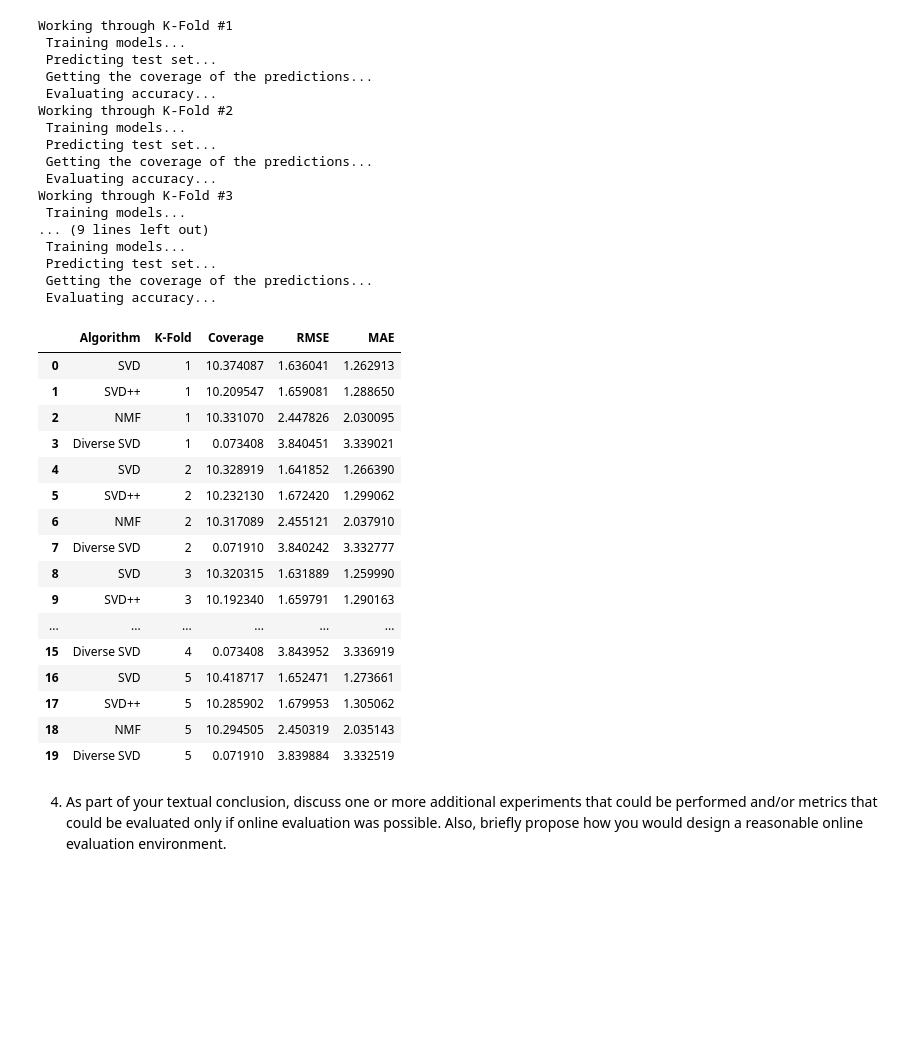
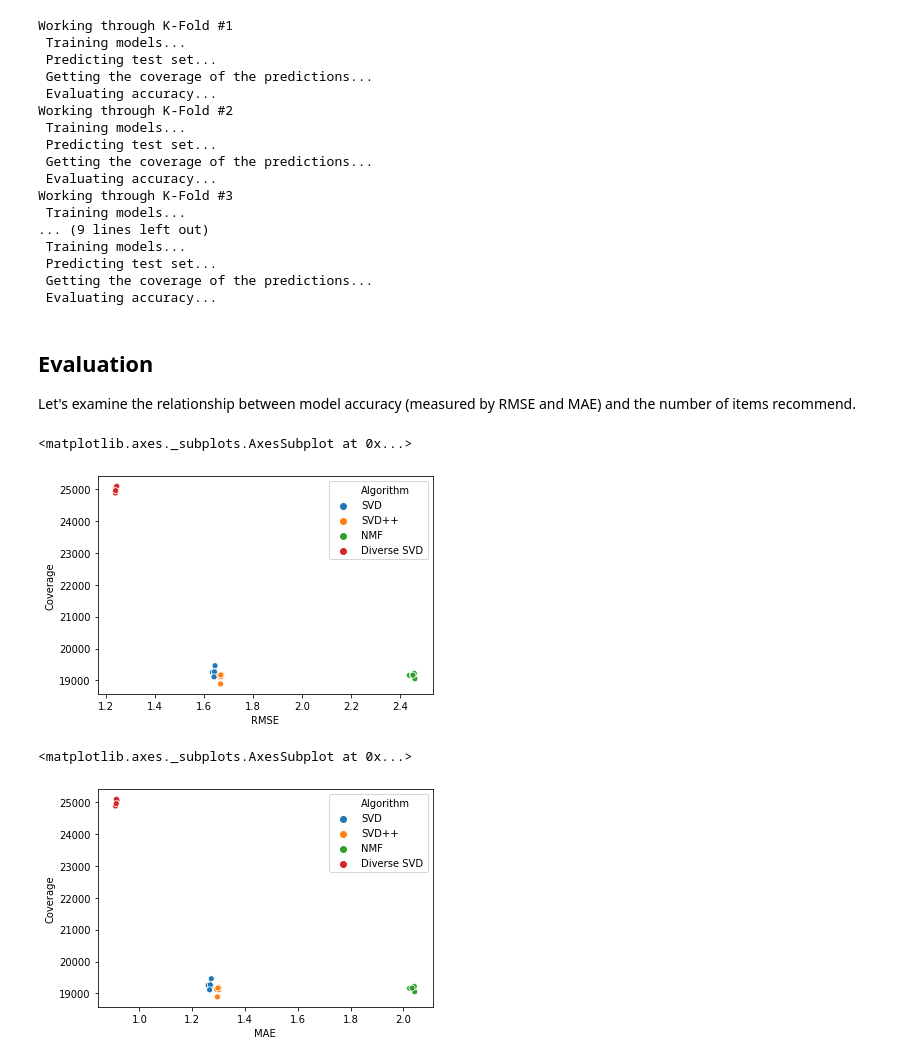
Before and after one commit to mikeasilva/CUNY-SPS, a Jupyter notebook: DATA612/Project4.ipynb, the cells around one changed output. Cells and saved outputs as stored; diff of their text form; code cells hidden in the pictures; blank space fills up the shorter version.

```diff
--- a/DATA612/Project4.ipynb
+++ b/DATA612/Project4.ipynb
@@ -153,0 +154,3 @@ This leave just under 90,000 ratings for training the recommender system, down f
+# %%
+diverse_ratings = ratings.copy()
+diverse_ratings.loc[diverse_ratings["rating"] == 0, "rating"] = 10
@@ -197,8 +206,6 @@ def get_item_coverage(predictions, n=10, threshold = 8):
 
     return len(items_recommended)
 
-diverse_ratings_N = diverse_ratings.nunique(axis = 0, dropna = True)["book_id"]
-ratings_N = non_zero_ratings.nunique(axis = 0, dropna = True)["book_id"]
 
 kf = KFold(n_splits=5)
 svd = SVD()
@@ -230,10 +237,10 @@ for training_set, test_set in kf.split(data):
 
     # Compute the coverage of the top 10 "good" predictions
     print(" Getting the coverage of the predictions...")
-    svd_predictions_coverage = (get_item_coverage(svd_predictions) / ratings_N) * 100
-    svdpp_predictions_coverage = (get_item_coverage(svdpp_predictions) / ratings_N) * 100
-    nmf_predictions_coverage = (get_item_coverage(nmf_predictions) / ratings_N) * 100
-    diverse_svd_predictions_coverage = (get_item_coverage(diverse_svd_predictions) / diverse_ratings_N) * 100
+    svd_predictions_coverage = get_item_coverage(svd_predictions)
+    svdpp_predictions_coverage = get_item_coverage(svdpp_predictions)
+    nmf_predictions_coverage = get_item_coverage(nmf_predictions)
+    diverse_svd_predictions_coverage = get_item_coverage(diverse_svd_predictions)
 
     # Compute the RMSEs
     print(" Evaluating accuracy...")
@@ -259,29 +266,18 @@ Working through K-Fold #3
  Predicting test set...
  Getting the coverage of the predictions...
  Evaluating accuracy...
+# %% [markdown]
+## Evaluation
+
+Let's examine the relationship between model accuracy (measured by RMSE and MAE) and the number of items recommend.
 # %%
 results = pd.DataFrame(results)
-results
+sns.scatterplot(x="RMSE", y="Coverage", hue="Algorithm", data=results)
 # %% [output]
-|  | Algorithm | K-Fold | Coverage | RMSE | MAE |
-| 0 | SVD | 1 | 10.374087 | 1.636041 | 1.262913 |
-| 1 | SVD++ | 1 | 10.209547 | 1.659081 | 1.288650 |
-| 2 | NMF | 1 | 10.331070 | 2.447826 | 2.030095 |
-| 3 | Diverse SVD | 1 | 0.073408 | 3.840451 | 3.339021 |
-| 4 | SVD | 2 | 10.328919 | 1.641852 | 1.266390 |
-| 5 | SVD++ | 2 | 10.232130 | 1.672420 | 1.299062 |
-| 6 | NMF | 2 | 10.317089 | 2.455121 | 2.037910 |
-| 7 | Diverse SVD | 2 | 0.071910 | 3.840242 | 3.332777 |
-| 8 | SVD | 3 | 10.320315 | 1.631889 | 1.259990 |
-| 9 | SVD++ | 3 | 10.192340 | 1.659791 | 1.290163 |
-| ... | ... | ... | ... | ... | ... |
-| 15 | Diverse SVD | 4 | 0.073408 | 3.843952 | 3.336919 |
-| 16 | SVD | 5 | 10.418717 | 1.652471 | 1.273661 |
-| 17 | SVD++ | 5 | 10.285902 | 1.679953 | 1.305062 |
-| 18 | NMF | 5 | 10.294505 | 2.450319 | 2.035143 |
-| 19 | Diverse SVD | 5 | 0.071910 | 3.839884 | 3.332519 |
+<matplotlib.axes._subplots.AxesSubplot at 0x...>
+[figure, added]
-# %% [markdown]
-4. As part of your textual conclusion, discuss one or more additional experiments that
-could be performed and/or metrics that could be evaluated only if online evaluation
-was possible. Also, briefly propose how you would design a reasonable online
-evaluation environment.
+# %%
+sns.scatterplot(x="MAE", y="Coverage", hue="Algorithm", data=results)
+# %% [output]
+<matplotlib.axes._subplots.AxesSubplot at 0x...>
+[figure, added]
```
Also changed, not shown: parts of 8 cells of this notebook.
